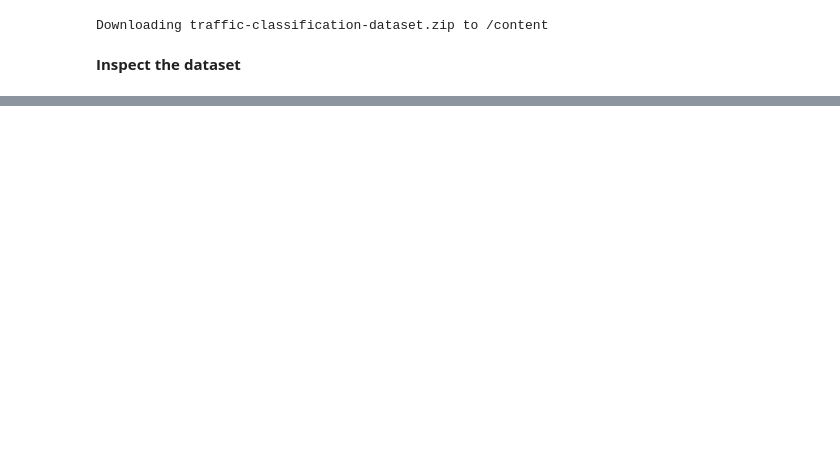
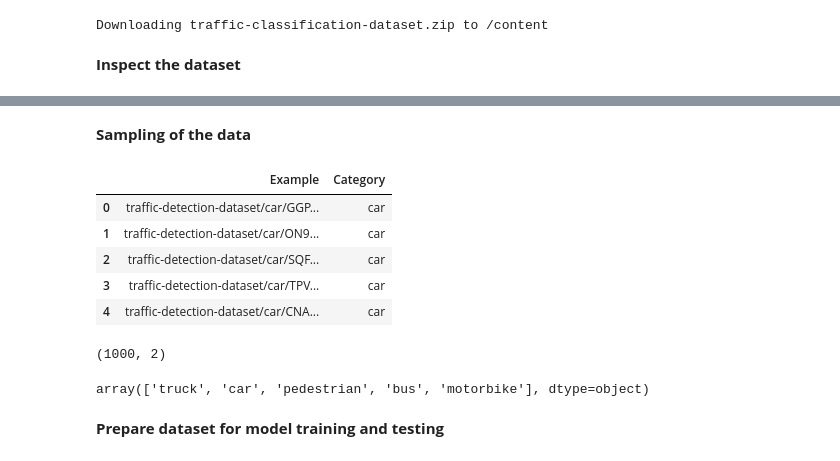
Before and after one commit to Arup3201/SmartFlow-Traffic-Detector, a Jupyter notebook: notebooks/traffic_classification.ipynb, the cells around one changed output, grey strips where cells are left out. Drawn from its saved outputs; the diff is of its cells as text; code cells hidden in the pictures; blank space fills up the shorter version.

```diff
--- a/notebooks/traffic_classification.ipynb
+++ b/notebooks/traffic_classification.ipynb
@@ -41,0 +95,37 @@ Downloading traffic-classification-dataset.zip to /content
+# %% [markdown]
+**Sampling of the data**
+# %%
+# Taking 200 examples from each class
+def get_samples(examples, nums=200):
+  samples = random.sample(examples, nums)
+
+  return samples
+# %%
+car_samples = get_samples(car_examples)
+bus_samples = get_samples(bus_examples)
+truck_samples = get_samples(truck_examples)
+motorbike_samples = get_samples(motorbike_examples)
+pedestrian_samples = get_samples(pedestrian_examples)
+# %%
+car_cats = np.repeat('car', len(car_samples))
+bus_cats = np.repeat('bus', len(bus_samples))
+truck_cats = np.repeat('truck', len(truck_samples))
+motorbike_cats = np.repeat('motorbike', len(motorbike_samples))
+pedestrian_cats = np.repeat('pedestrian', len(pedestrian_samples))
+# %%
+df_samples = pd.DataFrame({'Example': np.concatenate([car_samples, bus_samples, truck_samples,
+                                                      motorbike_samples, pedestrian_samples]),
+                           'Category': np.concatenate([car_cats, bus_cats, truck_cats, motorbike_cats,
+                                                       pedestrian_cats])})
+df_samples.head()
+# %% [output]
+|  | Example | Category |
+| 0 | traffic-detection-dataset/car/GGP... | car |
+| 1 | traffic-detection-dataset/car/ON9... | car |
+| 2 | traffic-detection-dataset/car/SQF... | car |
+| 3 | traffic-detection-dataset/car/TPV... | car |
+| 4 | traffic-detection-dataset/car/CNA... | car |
+# %%
+df_samples.shape
+# %% [output]
+(1000, 2)
@@ -41,0 +135,6 @@ Downloading traffic-classification-dataset.zip to /content
+# %%
+df_samples['Category'].unique()
+# %% [output]
+array(['truck', 'car', 'pedestrian', 'bus', 'motorbike'], dtype=object)
+# %% [markdown]
+**Prepare dataset for model training and testing**
```
Also changed, not shown: parts of 24 cells of this notebook.
